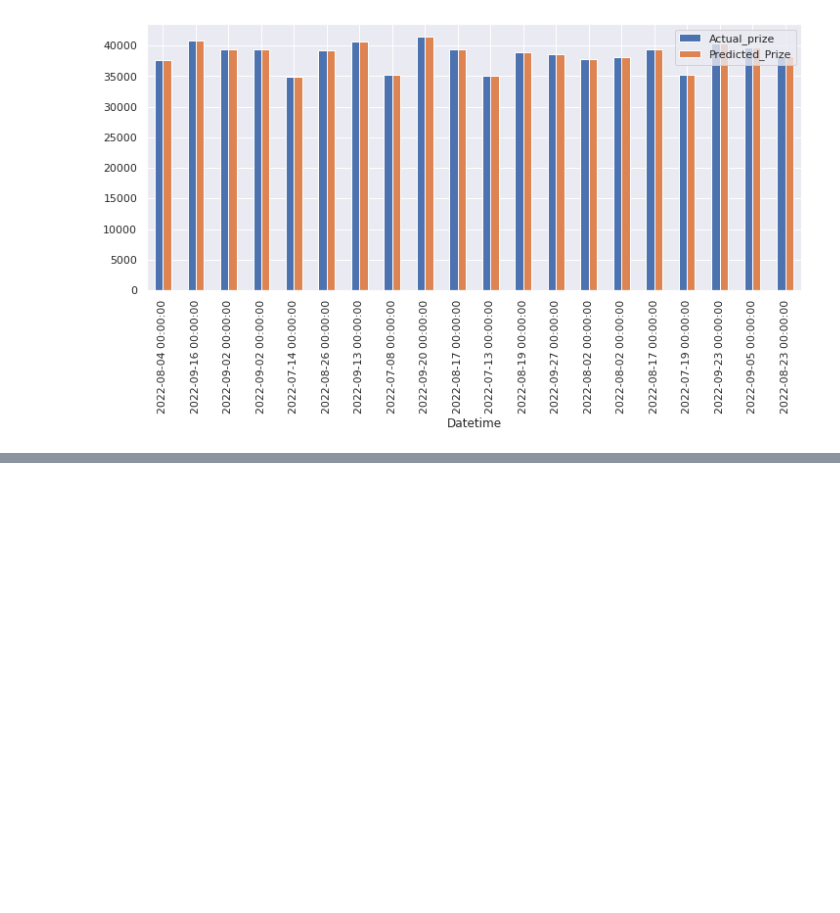
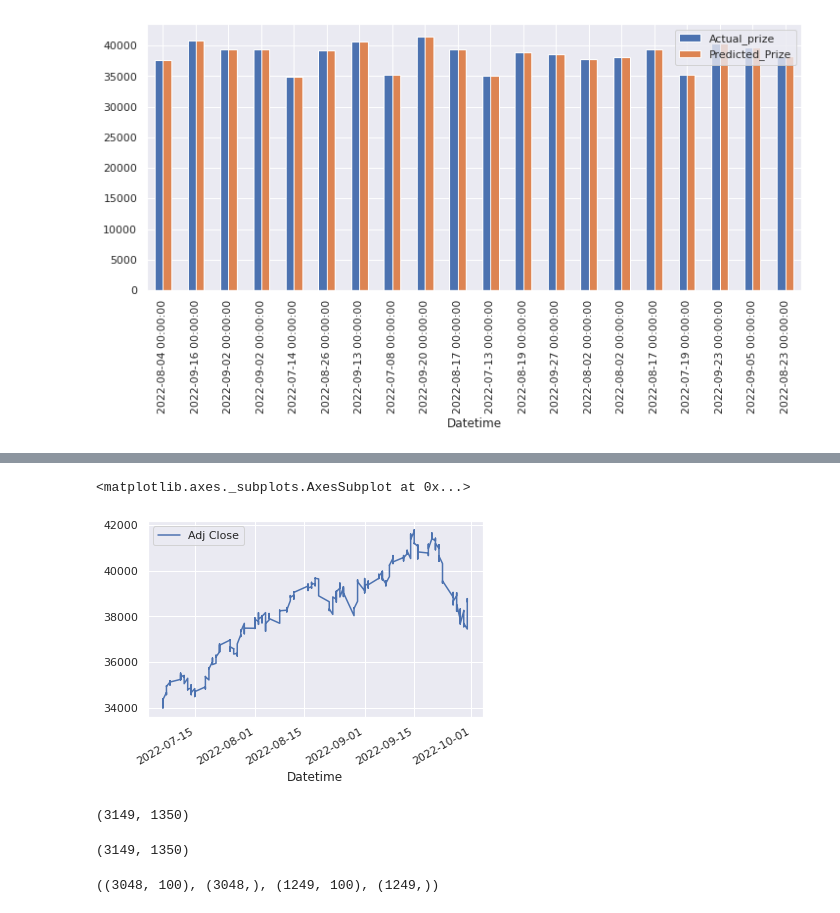
Before and after one commit to sarkar2527/DSAP, a Jupyter notebook: Stock_3_sandy.ipynb, the cells around one changed output, grey strips where cells are left out. Cells and saved outputs as stored; diff of their text form; code cells hidden in the pictures; blank space fills up the shorter version.

```diff
--- a/Stock_3_sandy.ipynb
+++ b/Stock_3_sandy.ipynb
@@ -413,0 +426,7 @@ graph.plot(kind='bar', figsize =(12,5))
+# %%
+Adj_close = df[['Adj Close']]
+# %%
+Adj_close.plot()
+# %% [output]
+<matplotlib.axes._subplots.AxesSubplot at 0x...>
+[figure, added]
@@ -413,0 +440,4 @@ graph.plot(kind='bar', figsize =(12,5))
+# %%
+train_size,test_size
+# %% [output]
+(3149, 1350)
@@ -413,0 +446,4 @@ graph.plot(kind='bar', figsize =(12,5))
+# %%
+len(ds_train),len(ds_test)
+# %% [output]
+(3149, 1350)
@@ -413,0 +463,4 @@ graph.plot(kind='bar', figsize =(12,5))
+# %%
+X_train.shape,y_train.shape, X_test.shape, y_test.shape
+# %% [output]
+((3048, 100), (3048,), (1249, 100), (1249,))
```
Also changed, not shown: parts of 29 cells of this notebook.
